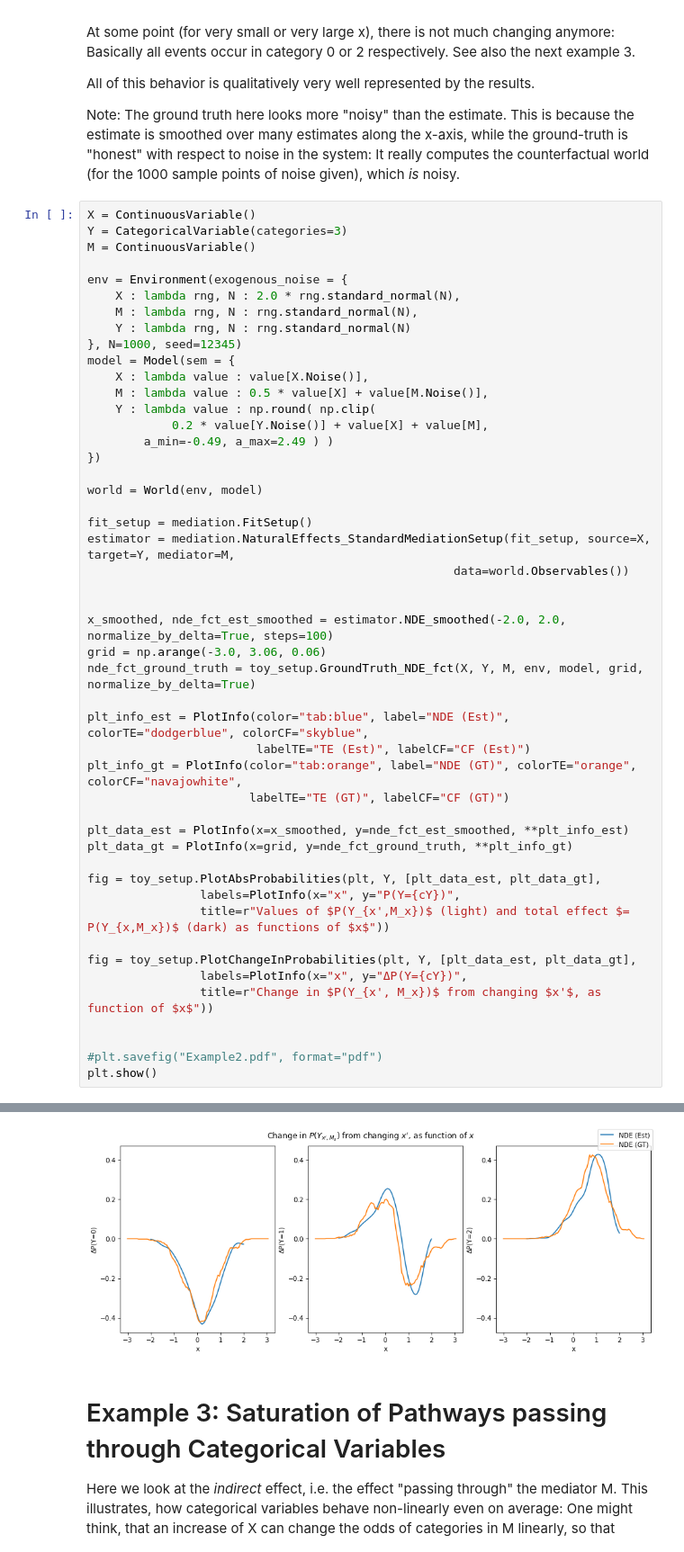
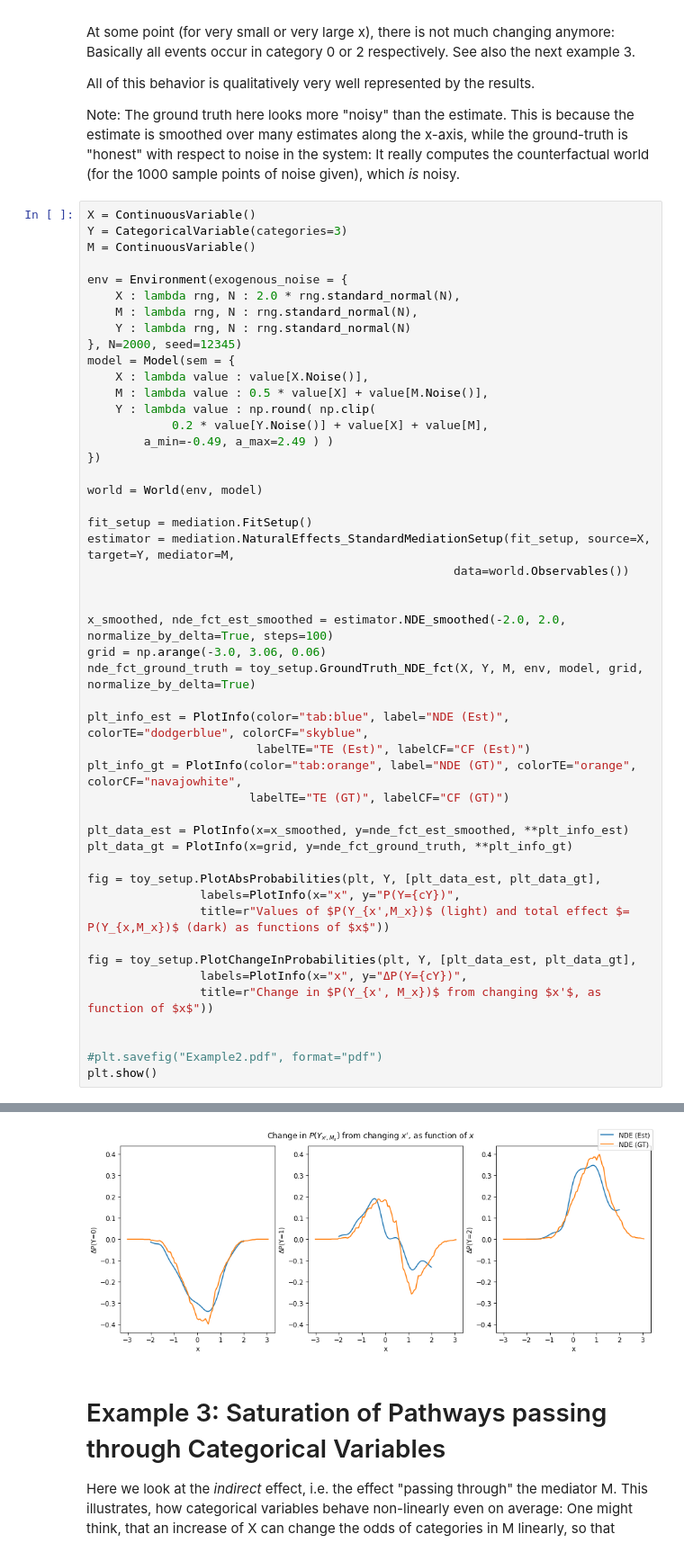
Before and after one commit to jakobrunge/tigramite, a Jupyter notebook: tutorials/causal_effect_estimation/tigramite_tutorial_general_causal_effect_mediation.ipynb, the cells around one changed output, grey strips where cells are left out. Shown at 90% size. Drawn from its saved outputs; the diff is of its cells as text.

```diff
--- a/tutorials/causal_effect_estimation/tigramite_tutorial_general_causal_effect_mediation.ipynb
+++ b/tutorials/causal_effect_estimation/tigramite_tutorial_general_causal_effect_mediation.ipynb
@@ -338,7 +338,7 @@ env = Environment(exogenous_noise = {
     X : lambda rng, N : 2.0 * rng.standard_normal(N),
     M : lambda rng, N : rng.standard_normal(N),
     Y : lambda rng, N : rng.standard_normal(N)
-}, N=1000, seed=12345)
+}, N=2000, seed=12345)
 model = Model(sem = {
     X : lambda value : value[X.Noise()],
     M : lambda value : 0.5 * value[X] + value[M.Noise()],
@@ -382,4 +382,4 @@ plt.show()
-[figure, old version]
+[figure, new version]
 # %% [markdown]
 # Example 3: Saturation of Pathways passing through Categorical Variables <a id='ex3'></a>
 
```
Also changed, not shown: parts of 7 cells of this notebook, 4 other files.
